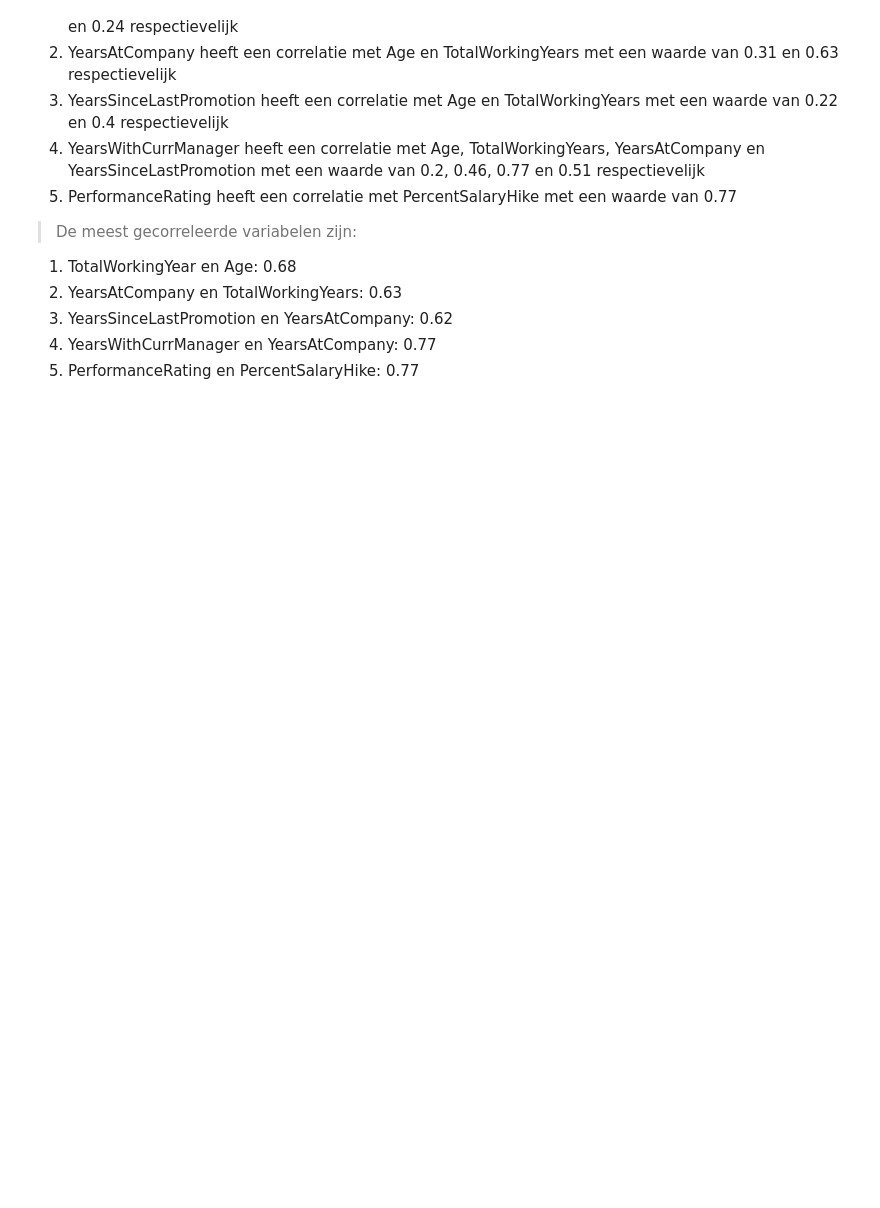
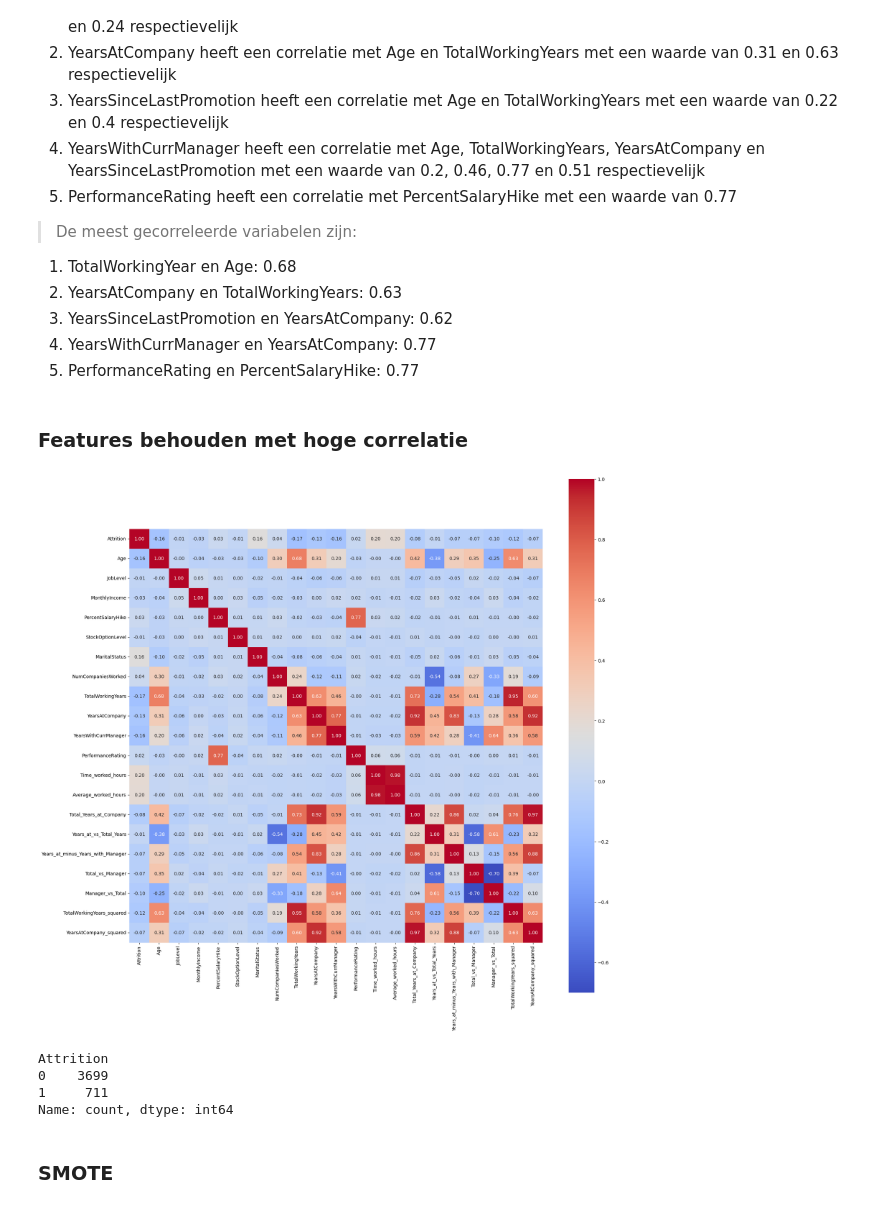
Before and after one commit to SevenNightsDarkCrow/Business_Analytics_I-HR, a Jupyter notebook: Notebooks/Onderzoek.ipynb, the cells around one changed output. Saved outputs shown, nothing was run; the diff lists cells and outputs as text; code cells hidden in the pictures; blank space fills up the shorter version.

```diff
--- a/Notebooks/Onderzoek.ipynb
+++ b/Notebooks/Onderzoek.ipynb
@@ -1508,3 +1595,5 @@ plt.show()
 3. YearsSinceLastPromotion en YearsAtCompany: 0.62
 4. YearsWithCurrManager en YearsAtCompany: 0.77
 5. PerformanceRating en PercentSalaryHike: 0.77
+# %% [markdown]
+### Features behouden met hoge correlatie
@@ -1510,0 +1609,18 @@ plt.show()
+# %%
+# Scaler
+scaler = StandardScaler()
+
+# Features om te scalen
+new_features = [
+    'Total_Years_at_Company',
+    'Years_at_vs_Total_Years',
+    'Years_at_minus_Years_with_Manager',
+    'Total_vs_Manager',
+    'Manager_vs_Total',
+    'TotalWorkingYears_squared',
+    'YearsAtCompany_squared'
+    ]
+
+# Schalen van de features
+data_final_num[new_features] = data_final_num[new_features].replace([np.inf, -np.inf], np.nan)
+data_final_num[new_features] = scaler.fit_transform(data_final_num[new_features])
@@ -1510,0 +1656,31 @@ plt.show()
+# %%
+# Nieuwe correlatie matrix
+corr_clean = final_data.corr()
+
+# Plot de nieuwe correlatie matrix
+plt.figure(
+    figsize=(20, 20)
+    )
+
+# Plot de heatmap
+sns.heatmap(
+    corr_clean,
+    annot=True,
+    cmap='coolwarm',
+    square=True,
+    fmt='.2f'
+    )
+
+plt.show()
+# %% [output]
+[figure, added]
+# %%
+# Klassenbalans checken
+y.value_counts()
+# %% [output]
+Attrition
+0    3699
+1     711
+Name: count, dtype: int64
+# %% [markdown]
+### SMOTE
```
Also changed, not shown: parts of 35 cells of this notebook.
